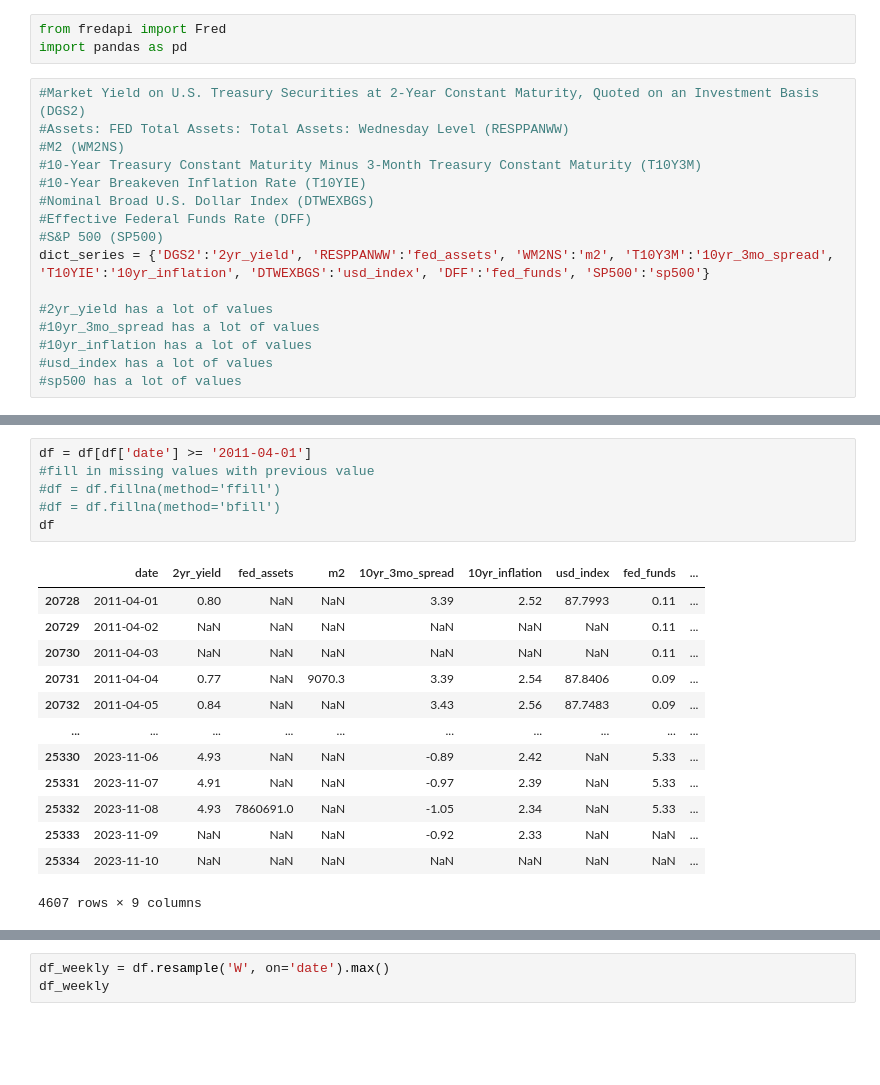
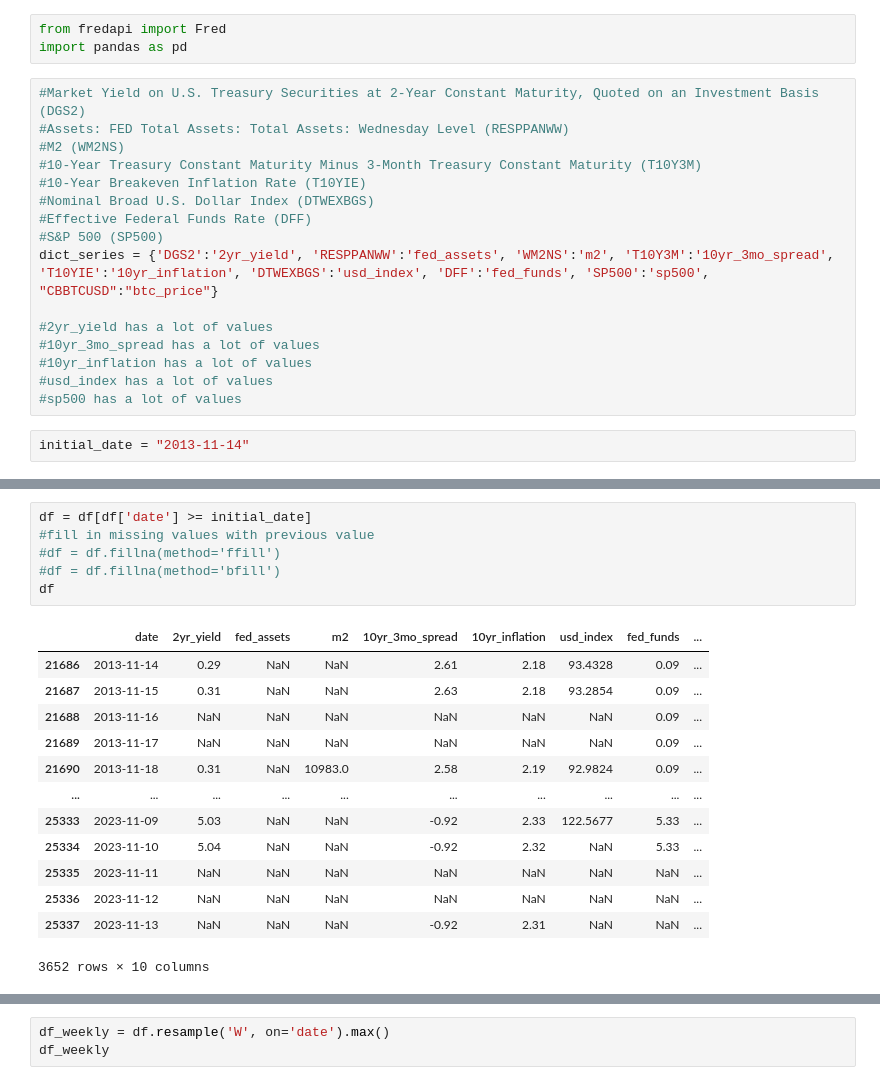
Before and after one commit to Moises-mfg/Analise-exploratoria-blockchain-Bitcoin, a Jupyter notebook: fred_api.ipynb, the cells around one changed output, grey strips where cells are left out. Drawn from its saved outputs; the diff is of its cells as text; blank space fills up the shorter version.

```diff
--- a/fred_api.ipynb
+++ b/fred_api.ipynb
@@ -10,13 +10,15 @@ import pandas as pd
 #Nominal Broad U.S. Dollar Index (DTWEXBGS)
 #Effective Federal Funds Rate (DFF)
 #S&P 500 (SP500)
-dict_series = {'DGS2':'2yr_yield', 'RESPPANWW':'fed_assets', 'WM2NS':'m2', 'T10Y3M':'10yr_3mo_spread', 'T10YIE':'10yr_inflation', 'DTWEXBGS':'usd_index', 'DFF':'fed_funds', 'SP500':'sp500'}
+dict_series = {'DGS2':'2yr_yield', 'RESPPANWW':'fed_assets', 'WM2NS':'m2', 'T10Y3M':'10yr_3mo_spread', 'T10YIE':'10yr_inflation', 'DTWEXBGS':'usd_index', 'DFF':'fed_funds', 'SP500':'sp500', "CBBTCUSD":"btc_price"}
 
 #2yr_yield has a lot of values
 #10yr_3mo_spread has a lot of values
 #10yr_inflation has a lot of values
 #usd_index has a lot of values
 #sp500 has a lot of values
+# %%
+initial_date = "2013-11-14"
 # %%
 fred = Fred(api_key='6ca0af8ae6cb787e1f4301c544385693')
 dict_data = {}
@@ -48,20 +50,20 @@ df
 # %%
-df = df[df['date'] >= '2011-04-01']
+df = df[df['date'] >= initial_date]
 #fill in missing values with previous value
 #df = df.fillna(method='ffill')
 #df = df.fillna(method='bfill')
 df
 # %% [output]
 |  | date | 2yr_yield | fed_assets | m2 | 10yr_3mo_spread | 10yr_inflation | usd_index | fed_funds | ... |
-| 20728 | 2011-04-01 | 0.80 | NaN | NaN | 3.39 | 2.52 | 87.7993 | 0.11 | ... |
-| 20729 | 2011-04-02 | NaN | NaN | NaN | NaN | NaN | NaN | 0.11 | ... |
-| 20730 | 2011-04-03 | NaN | NaN | NaN | NaN | NaN | NaN | 0.11 | ... |
-| 20731 | 2011-04-04 | 0.77 | NaN | 9070.3 | 3.39 | 2.54 | 87.8406 | 0.09 | ... |
-| 20732 | 2011-04-05 | 0.84 | NaN | NaN | 3.43 | 2.56 | 87.7483 | 0.09 | ... |
+| 21686 | 2013-11-14 | 0.29 | NaN | NaN | 2.61 | 2.18 | 93.4328 | 0.09 | ... |
+| 21687 | 2013-11-15 | 0.31 | NaN | NaN | 2.63 | 2.18 | 93.2854 | 0.09 | ... |
+| 21688 | 2013-11-16 | NaN | NaN | NaN | NaN | NaN | NaN | 0.09 | ... |
+| 21689 | 2013-11-17 | NaN | NaN | NaN | NaN | NaN | NaN | 0.09 | ... |
+| 21690 | 2013-11-18 | 0.31 | NaN | 10983.0 | 2.58 | 2.19 | 92.9824 | 0.09 | ... |
 | ... | ... | ... | ... | ... | ... | ... | ... | ... | ... |
-| 25330 | 2023-11-06 | 4.93 | NaN | NaN | -0.89 | 2.42 | NaN | 5.33 | ... |
-| 25331 | 2023-11-07 | 4.91 | NaN | NaN | -0.97 | 2.39 | NaN | 5.33 | ... |
-| 25332 | 2023-11-08 | 4.93 | 7860691.0 | NaN | -1.05 | 2.34 | NaN | 5.33 | ... |
-| 25333 | 2023-11-09 | NaN | NaN | NaN | -0.92 | 2.33 | NaN | NaN | ... |
-| 25334 | 2023-11-10 | NaN | NaN | NaN | NaN | NaN | NaN | NaN | ... |
+| 25333 | 2023-11-09 | 5.03 | NaN | NaN | -0.92 | 2.33 | 122.5677 | 5.33 | ... |
+| 25334 | 2023-11-10 | 5.04 | NaN | NaN | -0.92 | 2.32 | NaN | 5.33 | ... |
+| 25335 | 2023-11-11 | NaN | NaN | NaN | NaN | NaN | NaN | NaN | ... |
+| 25336 | 2023-11-12 | NaN | NaN | NaN | NaN | NaN | NaN | NaN | ... |
+| 25337 | 2023-11-13 | NaN | NaN | NaN | -0.92 | 2.31 | NaN | NaN | ... |
-4607 rows × 9 columns
+3652 rows × 10 columns
```
Also changed, not shown: parts of 5 cells of this notebook, 5 other files.
